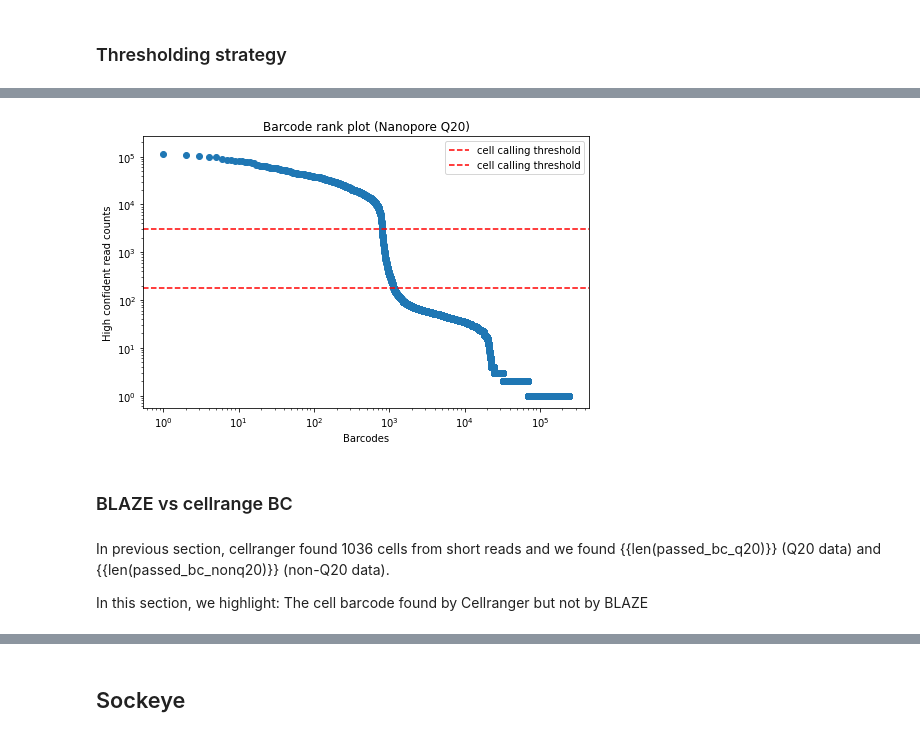
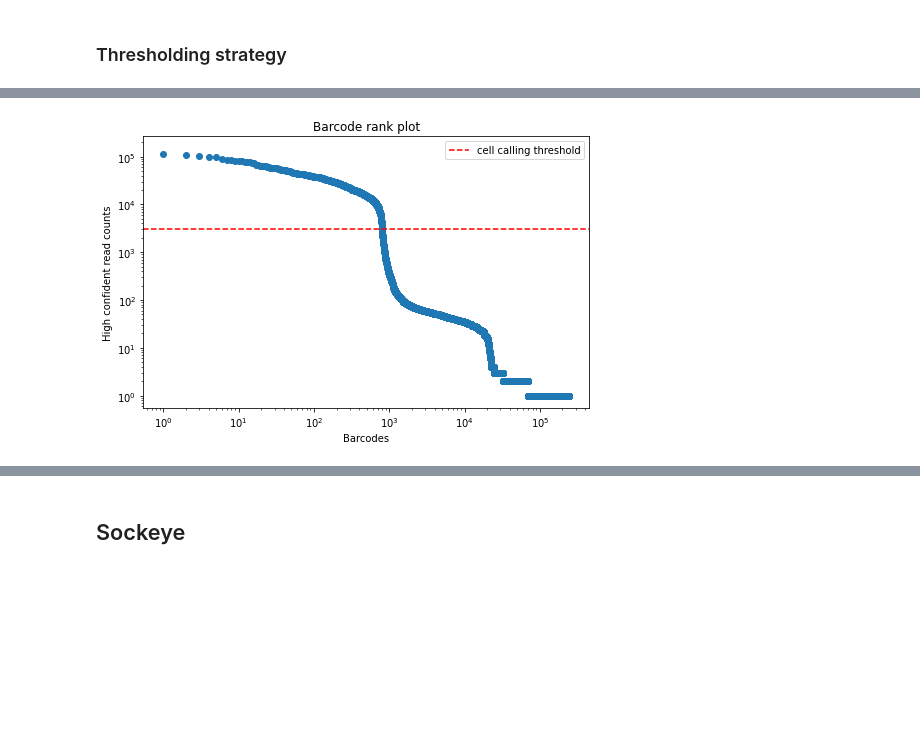
Before and after one commit to youyupei/bc_whitelist_analysis, a Jupyter notebook: script/hiPSC_diff_promethion_lsk110_analysis.ipynb, the cells around one changed output, grey strips where cells are left out. Saved outputs shown, nothing was run; the diff lists cells and outputs as text; code cells hidden in the pictures; blank space fills up the shorter version.

```diff
--- a/script/hiPSC_diff_promethion_lsk110_analysis.ipynb
+++ b/script/hiPSC_diff_promethion_lsk110_analysis.ipynb
@@ -11,6 +7,19 @@ import Levenshtein
 import upsetplot
 
 import analysis_functions as af
+# %%
+# config filename:
+
+# Cellranger output
+filtered_matrix_h5 = "../data/hiPSC_diff/cellranger/filtered_feature_bc_matrix.h5"
+raw_matrix_h5 = "../data/hiPSC_diff/cellranger/raw_feature_bc_matrix.h5"
+
+# BLAZE output
+blaze_raw_bc_fn = '../data/hiPSC_diff/blaze/promethion_lsk110_raw_bc.csv'
+
+# sockeye
+sock_whitelist = '../data/hiPSC_diff/sockeye/promethion_lsk110_whitelist.tsv'
+sock_count = '../data/hiPSC_diff/sockeye/promethion_lsk110_uncorrected_bc_counts.tsv'
 # %% [markdown]
 ## Cellranger metrics
 # %%
@@ -84 +66,4 @@ raw_bc_d = pd.read_csv('promithion_blaze_raw_bc.csv')
+# %%
+# blaze raw bc table
+raw_bc_d = pd.read_csv(blaze_raw_bc_fn)
 # %% [markdown]
@@ -101,6 +91,6 @@ plt.show()
 # %%
 whole_whitelist = []
-with open("../3M-february-2018.txt", 'r') as f:
+with open("../data/3M-february-2018.txt", 'r') as f:
     for line in f:
         whole_whitelist.append(line.strip())
 whole_whitelist = set(whole_whitelist)
@@ -238,22 +162,14 @@ f'''
 # %%
 # Barcode rank plot
 fig, ax = plt.subplots(1,1, figsize = (8,5))
 ax.loglog(list(raw_bc_d_minQ15_filtered.counts), marker="o", linestyle="")
 
 ax.set_xlabel('Barcodes')
 ax.set_ylabel('High confident read counts')
-ax.set_title('Barcode rank plot (Nanopore Q20)')
+ax.set_title('Barcode rank plot')
 ax.axhline(y=threshold, color='r', linestyle='--', label = 'cell calling threshold')
-ax.axhline(y=threshold_2, color='r', linestyle='--', label = 'cell calling threshold')
 ax.legend()
 
 fig.show()
 # %% [output]
-[figure, old version]
+[figure, new version]
-# %% [markdown]
-### BLAZE vs cellrange BC
-# %% [markdown]
-In previous section, cellranger found 1036 cells from short reads and we found  {{len(passed_bc_q20)}} (Q20 data) and  {{len(passed_bc_nonq20)}} (non-Q20 data).
-
-In this section, we highlight:
-    The cell barcode found by Cellranger but not by BLAZE
```
Also changed, not shown: parts of 49 cells of this notebook, 11 other files.
